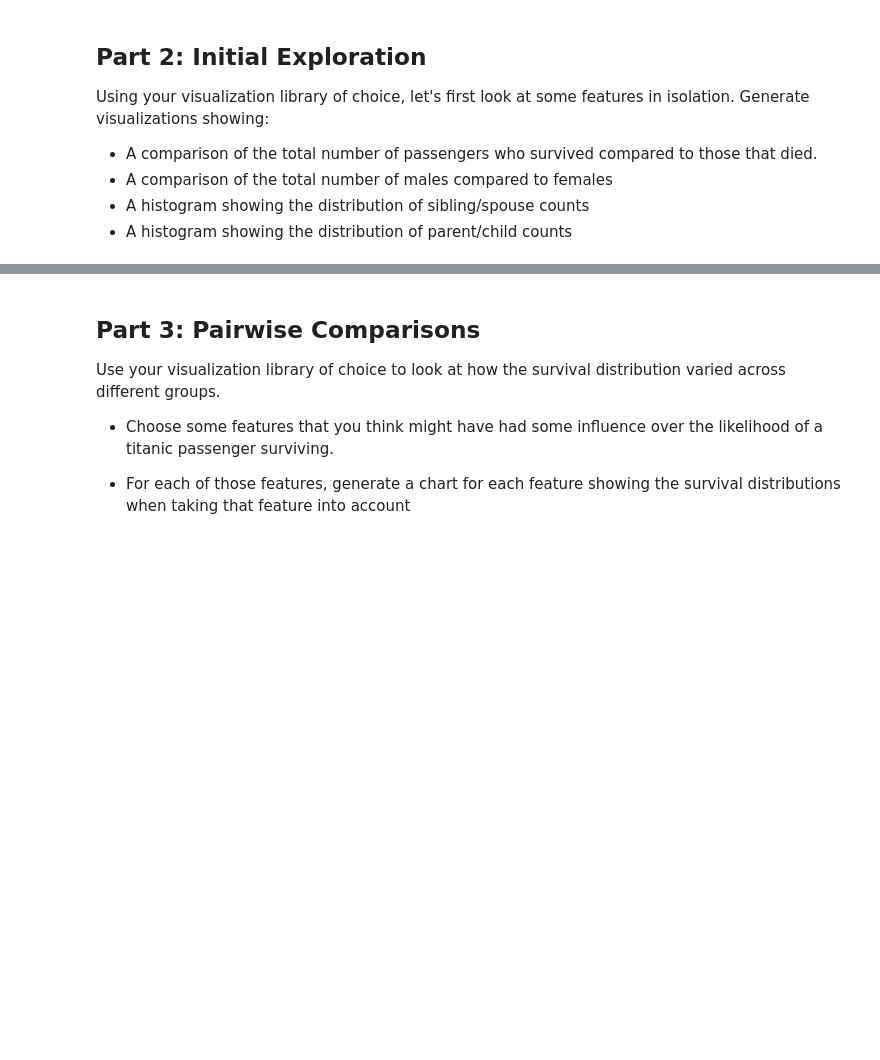
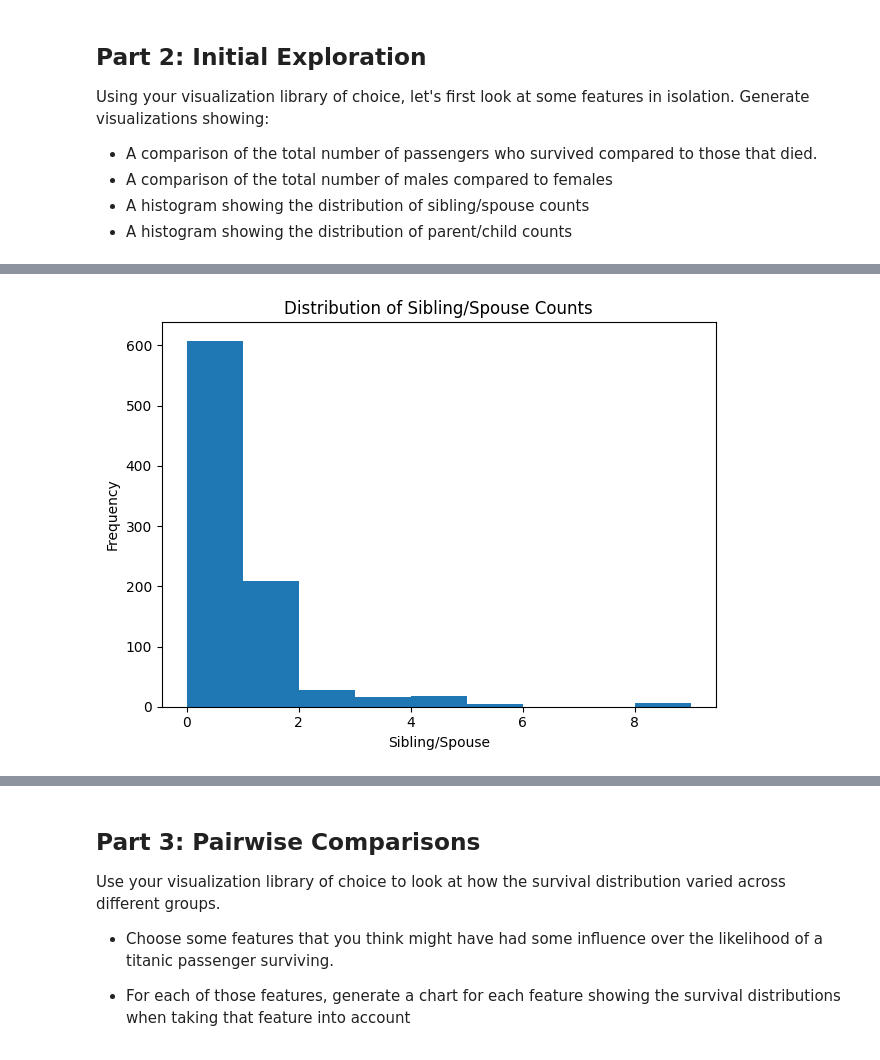
Before and after one commit to hhale1113/cse_450_fa25, a Jupyter notebook: 2_Week/25_09_21_M1_DataExploration3.ipynb, the cells around one changed output, grey strips where cells are left out. Saved outputs shown, nothing was run; the diff lists cells and outputs as text; code cells hidden in the pictures; blank space fills up the shorter version.

```diff
--- a/2_Week/25_09_21_M1_DataExploration3.ipynb
+++ b/2_Week/25_09_21_M1_DataExploration3.ipynb
@@ -76,0 +101,10 @@ Using your visualization library of choice, let's first look at some features in
+# %%
+# Part 2c: # A histogram showing the distribution of sibling/spouse counts
+plt.hist(df['SibSp'].dropna(), bins=range(int(df['SibSp'].max())+2))
+plt.title("Distribution of Sibling/Spouse Counts")
+plt.xlabel('Sibling/Spouse')
+plt.ylabel('Frequency')
+plt.tight_layout()
+plt.show()
+# %% [output]
+[figure, added]
```
Also changed, not shown: parts of 18 cells of this notebook, 1 other file.
